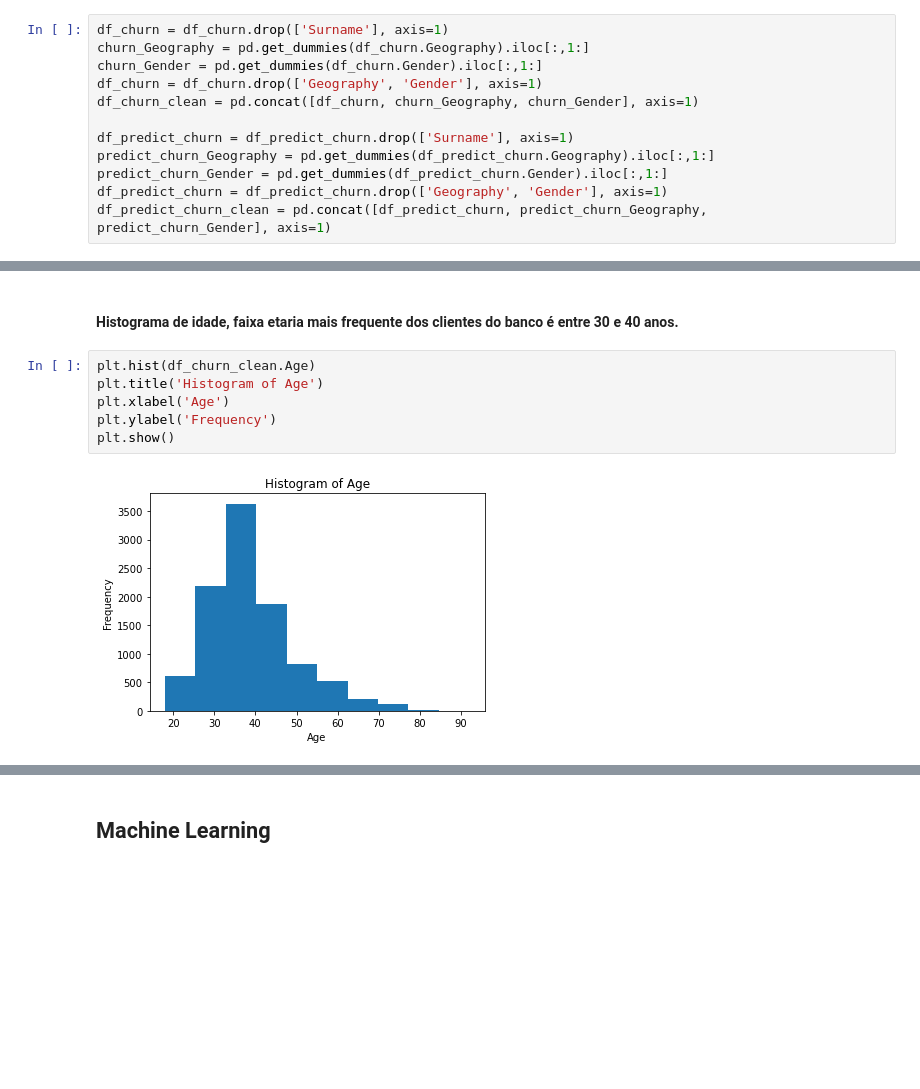
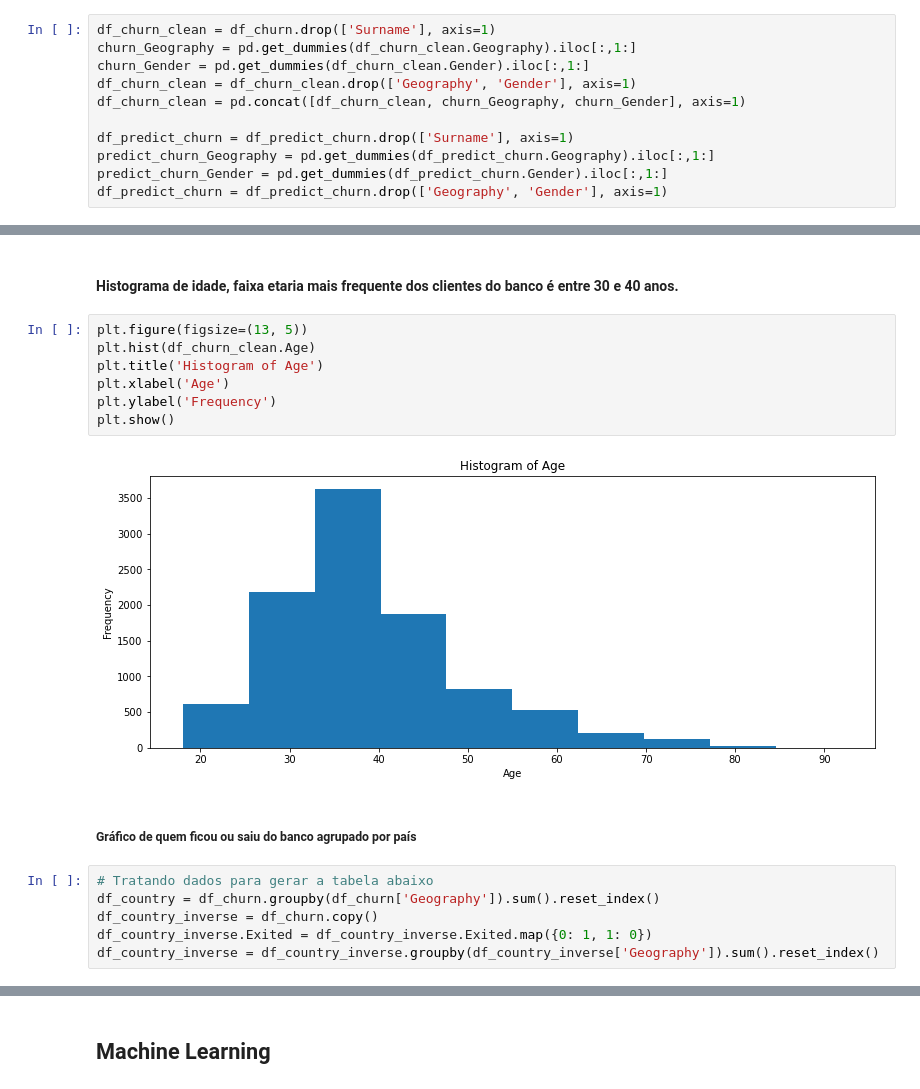
Before and after one commit to 13ggd/Predict-Churn, a Jupyter notebook: DESAFIO_INDICIUM.ipynb, the cells around one changed output, grey strips where cells are left out. Cells and saved outputs as stored; diff of their text form; blank space fills up the shorter version.

```diff
--- a/DESAFIO_INDICIUM.ipynb
+++ b/DESAFIO_INDICIUM.ipynb
@@ -119,14 +194,13 @@ Retirando a coluna Surname(por não ser importante nos dados), Geography e Gende
 
 Pegando os valores dummies da coluna Geography e Gender e depois concatenando com o dataframe. (converte os valores da coluna gender de female e male para uma coluna chamada male tendo valores 0 ou 1; coluna geography em vez de france, germany, spain converte para duas colunas chamadas germany e spain, ambas com valores 0 ou 1)
 # %%
-df_churn = df_churn.drop(['Surname'], axis=1)
-churn_Geography = pd.get_dummies(df_churn.Geography).iloc[:,1:]
-churn_Gender = pd.get_dummies(df_churn.Gender).iloc[:,1:]
-df_churn = df_churn.drop(['Geography', 'Gender'], axis=1)
-df_churn_clean = pd.concat([df_churn, churn_Geography, churn_Gender], axis=1)
+df_churn_clean = df_churn.drop(['Surname'], axis=1)
+churn_Geography = pd.get_dummies(df_churn_clean.Geography).iloc[:,1:]
+churn_Gender = pd.get_dummies(df_churn_clean.Gender).iloc[:,1:]
+df_churn_clean = df_churn_clean.drop(['Geography', 'Gender'], axis=1)
+df_churn_clean = pd.concat([df_churn_clean, churn_Geography, churn_Gender], axis=1)
 
 df_predict_churn = df_predict_churn.drop(['Surname'], axis=1)
 predict_churn_Geography = pd.get_dummies(df_predict_churn.Geography).iloc[:,1:]
 predict_churn_Gender = pd.get_dummies(df_predict_churn.Gender).iloc[:,1:]
 df_predict_churn = df_predict_churn.drop(['Geography', 'Gender'], axis=1)
-df_predict_churn_clean = pd.concat([df_predict_churn, predict_churn_Geography, predict_churn_Gender], axis=1)
@@ -242,10 +300,19 @@ plt.show()
 # %% [markdown]
 #### Histograma de idade, faixa etaria mais frequente dos clientes do banco é entre 30 e 40 anos.
 # %%
+plt.figure(figsize=(13, 5))
 plt.hist(df_churn_clean.Age)
 plt.title('Histogram of Age')
 plt.xlabel('Age')
 plt.ylabel('Frequency')
 plt.show()
 # %% [output]
-[figure, old version]
+[figure, new version]
+# %% [markdown]
+##### Gráfico de quem ficou ou saiu do banco agrupado por país
+# %%
+# Tratando dados para gerar a tabela abaixo
+df_country = df_churn.groupby(df_churn['Geography']).sum().reset_index()
+df_country_inverse = df_churn.copy()
+df_country_inverse.Exited = df_country_inverse.Exited.map({0: 1, 1: 0})
+df_country_inverse = df_country_inverse.groupby(df_country_inverse['Geography']).sum().reset_index()
```
Also changed, not shown: parts of 64 cells of this notebook.
